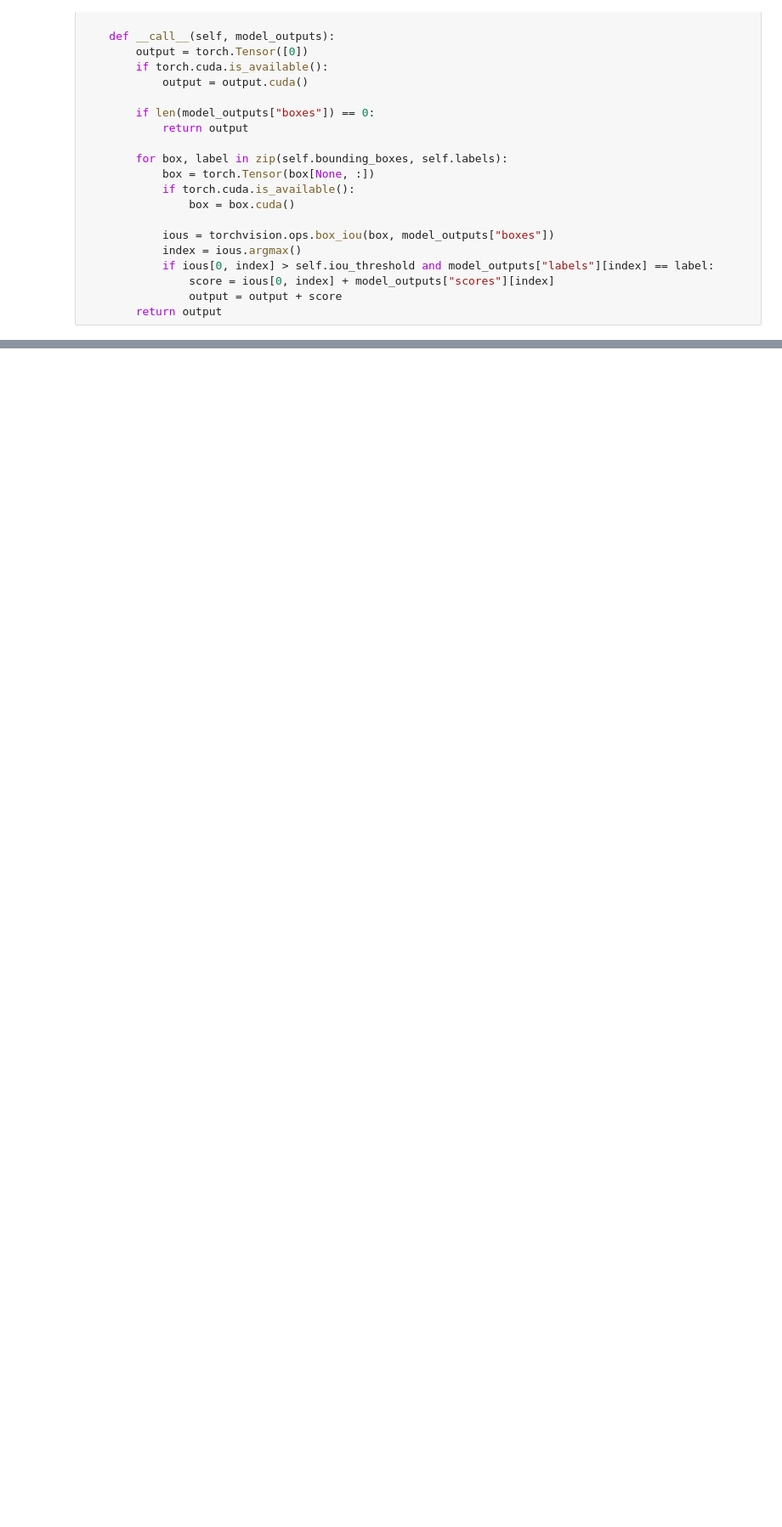
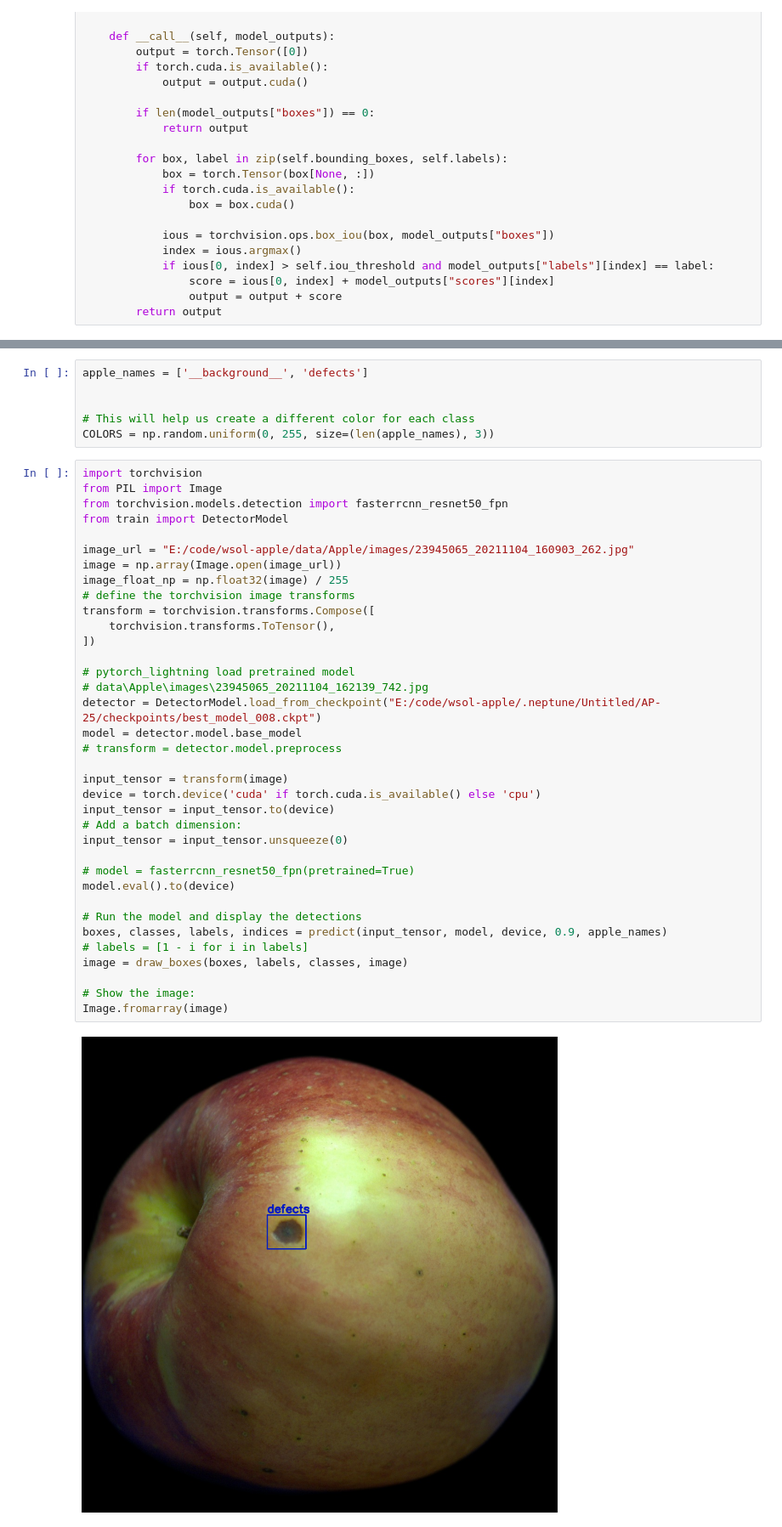
Before and after one commit to nbngochan/wsol-apple, a Jupyter notebook: Modules/CAMOBD.ipynb, the cells around one changed output, grey strips where cells are left out. Shown at 85% size. Saved outputs shown, nothing was run; the diff lists cells and outputs as text; blank space fills up the shorter version.

```diff
--- a/Modules/CAMOBD.ipynb
+++ b/Modules/CAMOBD.ipynb
@@ -242,0 +232,44 @@ Image.fromarray(renormalize_cam_in_bounding_boxes(boxes, image_float_np, graysca
+# %%
+apple_names = ['__background__', 'defects']
+
+
+# This will help us create a different color for each class
+COLORS = np.random.uniform(0, 255, size=(len(apple_names), 3))
+# %%
+import torchvision
+from PIL import Image
+from torchvision.models.detection import fasterrcnn_resnet50_fpn
+from train import DetectorModel
+
+image_url = "E:/code/wsol-apple/data/Apple/images/23945065_20211104_160903_262.jpg"
+image = np.array(Image.open(image_url))
+image_float_np = np.float32(image) / 255
+# define the torchvision image transforms
+transform = torchvision.transforms.Compose([
+    torchvision.transforms.ToTensor(),
+])
+
+# pytorch_lightning load pretrained model
+# data\Apple\images\23945065_20211104_162139_742.jpg
+detector = DetectorModel.load_from_checkpoint("E:/code/wsol-apple/.neptune/Untitled/AP-25/checkpoints/best_model_008.ckpt")
+model = detector.model.base_model
+# transform = detector.model.preprocess
+
+input_tensor = transform(image)
+device = torch.device('cuda' if torch.cuda.is_available() else 'cpu')
+input_tensor = input_tensor.to(device)
+# Add a batch dimension:
+input_tensor = input_tensor.unsqueeze(0)
+
+# model = fasterrcnn_resnet50_fpn(pretrained=True)
+model.eval().to(device)
+
+# Run the model and display the detections
+boxes, classes, labels, indices = predict(input_tensor, model, device, 0.9, apple_names)
+# labels = [1 - i for i in labels]
+image = draw_boxes(boxes, labels, classes, image)
+
+# Show the image:
+Image.fromarray(image)
+# %% [output]
+[figure, added]
```
Also changed, not shown: parts of 13 cells of this notebook, 11 other files.
